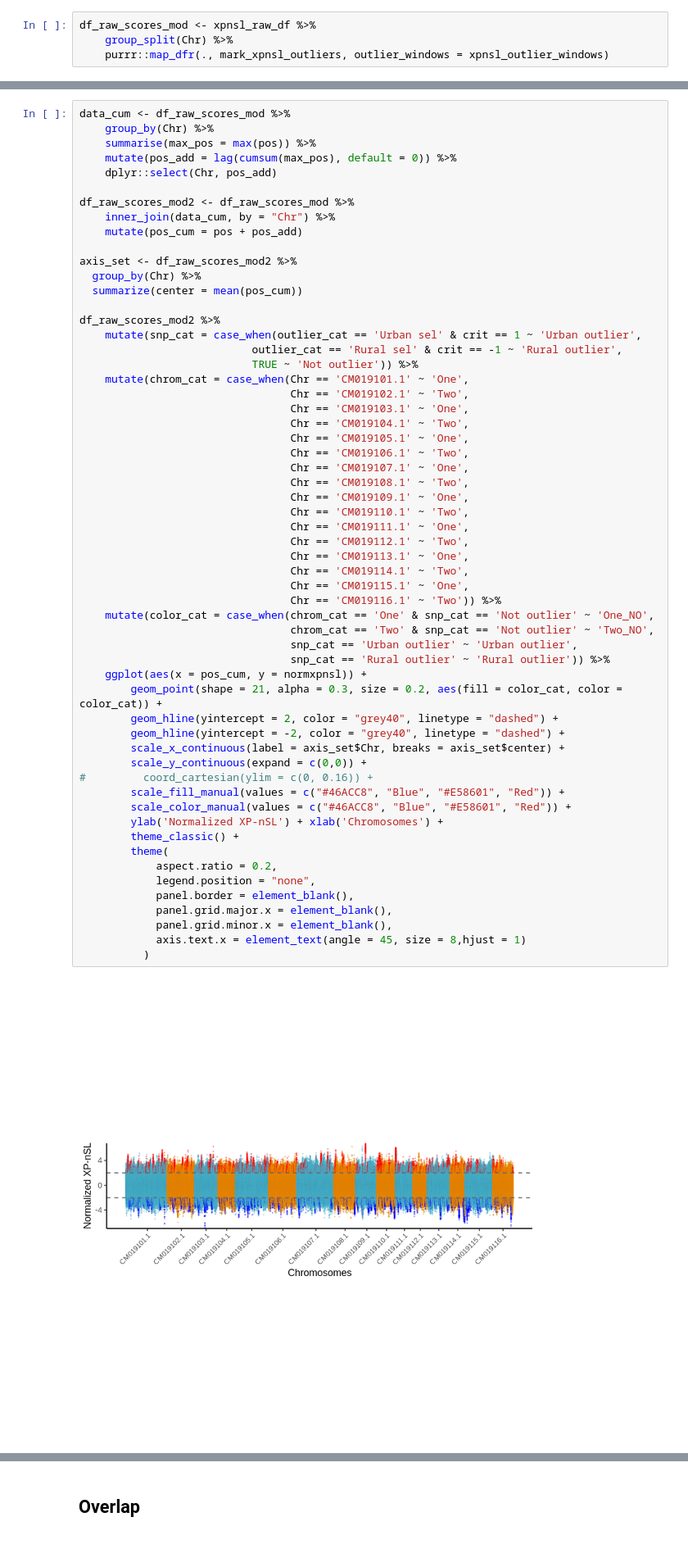
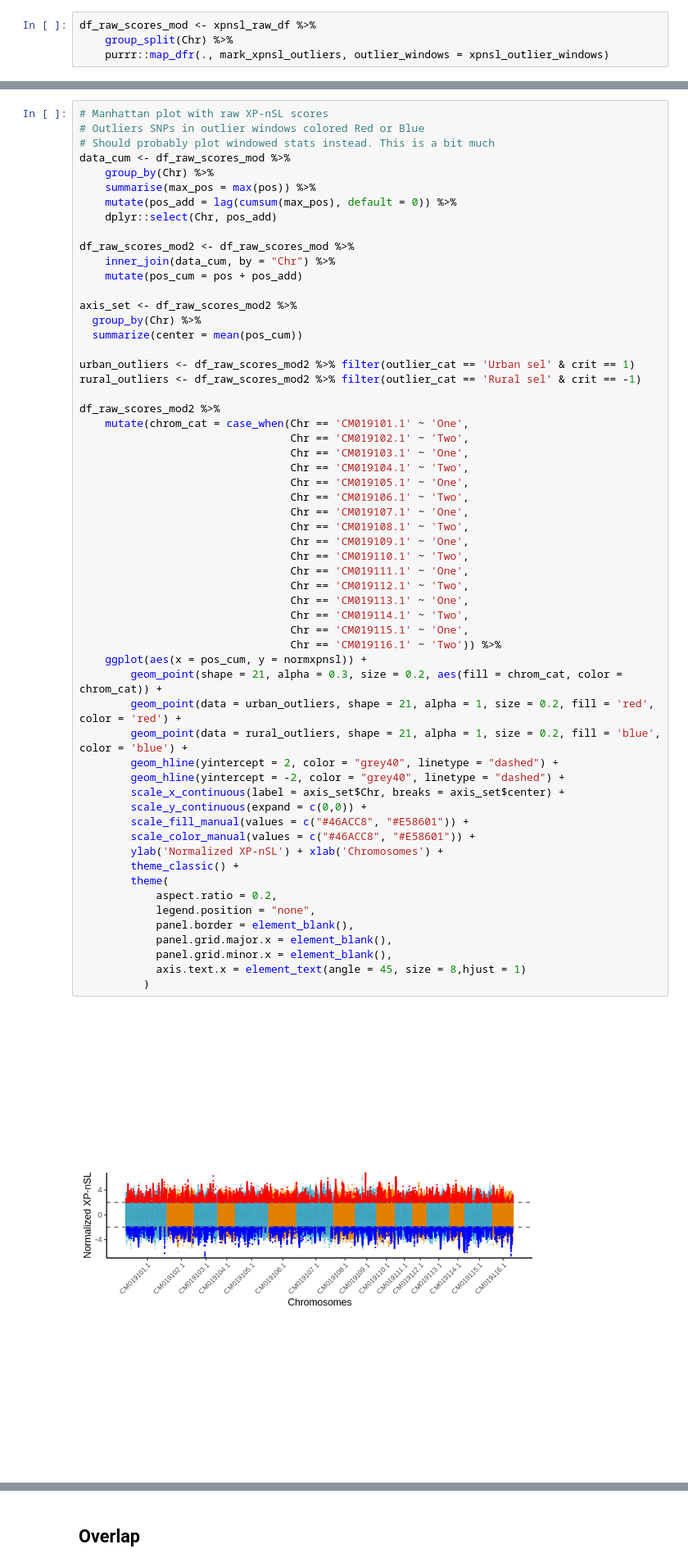
Before and after one commit to James-S-Santangelo/toronto_gwsd, a Jupyter notebook: notebooks/outlier_test.r.ipynb, the cells around one changed output, grey strips where cells are left out. Shown at 82% size. Saved outputs shown, nothing was run; the diff lists cells and outputs as text.

```diff
--- a/notebooks/outlier_test.r.ipynb
+++ b/notebooks/outlier_test.r.ipynb
@@ -460,6 +387,9 @@ df_raw_scores_mod %>%
 # %% [output]
 [figure]
 # %%
+# Manhattan plot with raw XP-nSL scores
+# Outliers SNPs in outlier windows colored Red or Blue
+# Should probably plot windowed stats instead. This is a bit much
 data_cum <- df_raw_scores_mod %>%
     group_by(Chr) %>%
     summarise(max_pos = max(pos)) %>%
@@ -474,48 +404,45 @@ axis_set <- df_raw_scores_mod2 %>%
   group_by(Chr) %>%
   summarize(center = mean(pos_cum))
 
+urban_outliers <- df_raw_scores_mod2 %>% filter(outlier_cat == 'Urban sel' & crit == 1)
+rural_outliers <- df_raw_scores_mod2 %>% filter(outlier_cat == 'Rural sel' & crit == -1)
+
 df_raw_scores_mod2 %>%
-    mutate(snp_cat = case_when(outlier_cat == 'Urban sel' & crit == 1 ~ 'Urban outlier',
-                           outlier_cat == 'Rural sel' & crit == -1 ~ 'Rural outlier',
-                           TRUE ~ 'Not outlier')) %>%
     mutate(chrom_cat = case_when(Chr == 'CM019101.1' ~ 'One',
                                  Chr == 'CM019102.1' ~ 'Two',
                                  Chr == 'CM019103.1' ~ 'One',
                                  Chr == 'CM019104.1' ~ 'Two',
                                  Chr == 'CM019105.1' ~ 'One',
                                  Chr == 'CM019106.1' ~ 'Two',
                                  Chr == 'CM019107.1' ~ 'One',
                                  Chr == 'CM019108.1' ~ 'Two',
                                  Chr == 'CM019109.1' ~ 'One',
                                  Chr == 'CM019110.1' ~ 'Two',
                                  Chr == 'CM019111.1' ~ 'One',
                                  Chr == 'CM019112.1' ~ 'Two',
                                  Chr == 'CM019113.1' ~ 'One',
                                  Chr == 'CM019114.1' ~ 'Two',
                                  Chr == 'CM019115.1' ~ 'One',
                                  Chr == 'CM019116.1' ~ 'Two')) %>%
-    mutate(color_cat = case_when(chrom_cat == 'One' & snp_cat == 'Not outlier' ~ 'One_NO',
-                                 chrom_cat == 'Two' & snp_cat == 'Not outlier' ~ 'Two_NO',
-                                 snp_cat == 'Urban outlier' ~ 'Urban outlier',
-                                 snp_cat == 'Rural outlier' ~ 'Rural outlier')) %>%
     ggplot(aes(x = pos_cum, y = normxpnsl)) +
-        geom_point(shape = 21, alpha = 0.3, size = 0.2, aes(fill = color_cat, color = color_cat)) +
+        geom_point(shape = 21, alpha = 0.3, size = 0.2, aes(fill = chrom_cat, color = chrom_cat)) +
+        geom_point(data = urban_outliers, shape = 21, alpha = 1, size = 0.2, fill = 'red', color = 'red') +
+        geom_point(data = rural_outliers, shape = 21, alpha = 1, size = 0.2, fill = 'blue', color = 'blue') +
         geom_hline(yintercept = 2, color = "grey40", linetype = "dashed") +
         geom_hline(yintercept = -2, color = "grey40", linetype = "dashed") +
         scale_x_continuous(label = axis_set$Chr, breaks = axis_set$center) +
         scale_y_continuous(expand = c(0,0)) +
-#         coord_cartesian(ylim = c(0, 0.16)) +
-        scale_fill_manual(values = c("#46ACC8", "Blue", "#E58601", "Red")) +
-        scale_color_manual(values = c("#46ACC8", "Blue", "#E58601", "Red")) +
+        scale_fill_manual(values = c("#46ACC8", "#E58601")) +
+        scale_color_manual(values = c("#46ACC8", "#E58601")) +
         ylab('Normalized XP-nSL') + xlab('Chromosomes') +
         theme_classic() +
         theme(
             aspect.ratio = 0.2,
             legend.position = "none",
             panel.border = element_blank(),
             panel.grid.major.x = element_blank(),
             panel.grid.minor.x = element_blank(),
             axis.text.x = element_text(angle = 45, size = 8,hjust = 1)
           )
 # %% [output]
-[figure, old version]
+[figure, new version]
```
Also changed, not shown: parts of 34 cells of this notebook, 3 other files.
